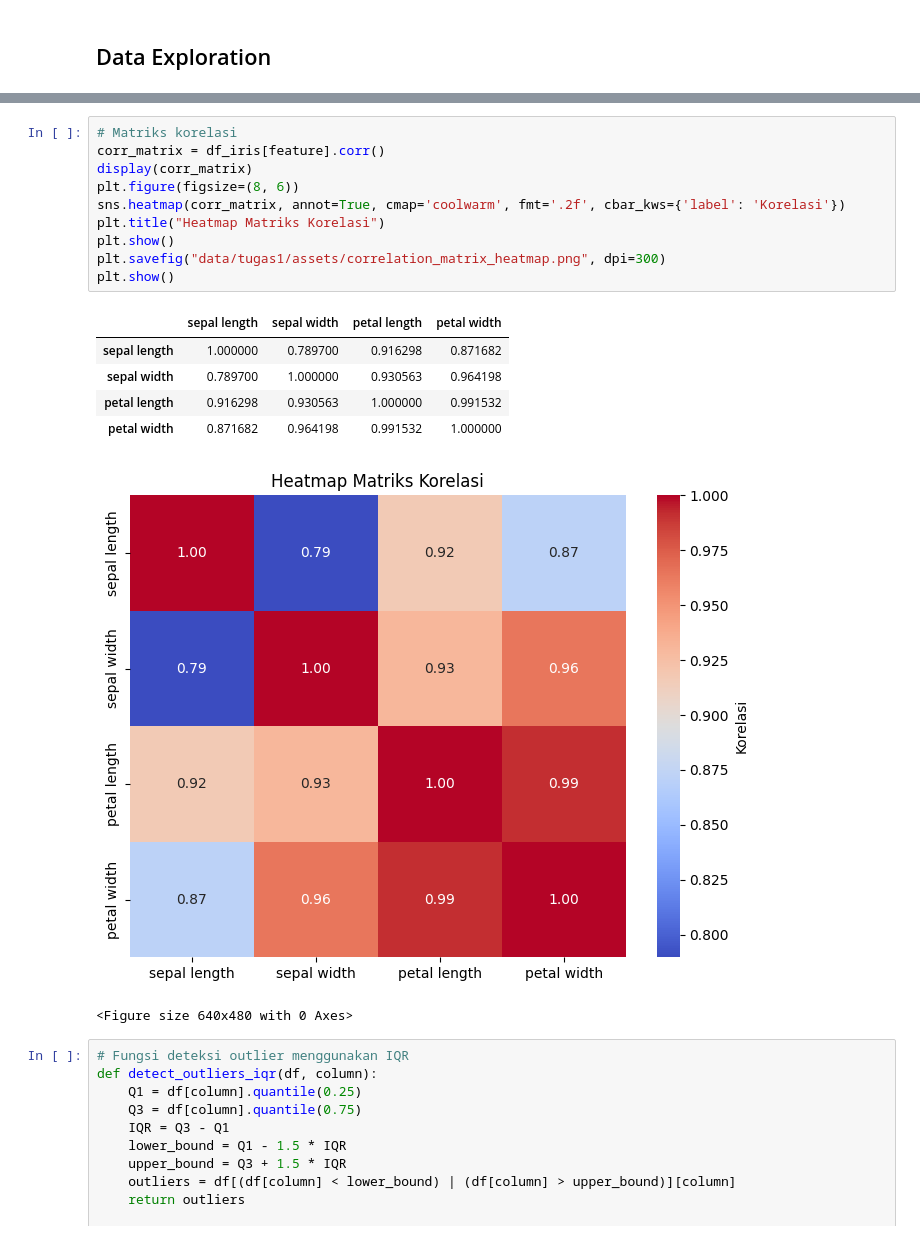
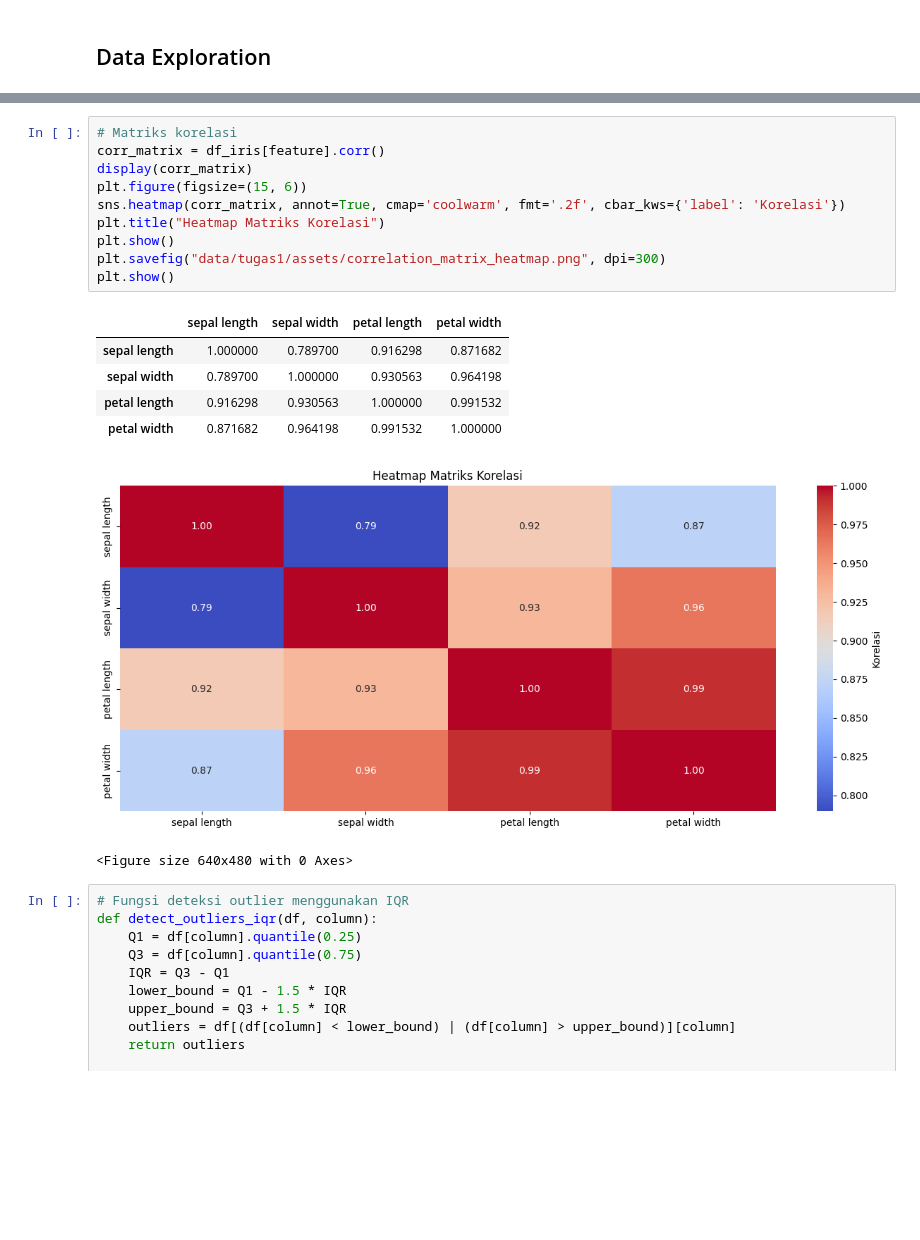
Before and after one commit to rhindottire/Data-Mining, a Jupyter notebook: pendata/Tugas1.ipynb, the cells around one changed output, grey strips where cells are left out. Drawn from its saved outputs; the diff is of its cells as text; blank space fills up the shorter version.

```diff
--- a/pendata/Tugas1.ipynb
+++ b/pendata/Tugas1.ipynb
@@ -369,20 +369,20 @@ plt.show()
 # %%
 # Matriks korelasi
 corr_matrix = df_iris[feature].corr()
 display(corr_matrix)
-plt.figure(figsize=(8, 6))
+plt.figure(figsize=(15, 6))
 sns.heatmap(corr_matrix, annot=True, cmap='coolwarm', fmt='.2f', cbar_kws={'label': 'Korelasi'})
 plt.title("Heatmap Matriks Korelasi")
 plt.show()
 plt.savefig("data/tugas1/assets/correlation_matrix_heatmap.png", dpi=300)
 plt.show()
 # %% [output]
 |  | sepal length | sepal width | petal length | petal width |
 | sepal length | 1.000000 | 0.789700 | 0.916298 | 0.871682 |
 | sepal width | 0.789700 | 1.000000 | 0.930563 | 0.964198 |
 | petal length | 0.916298 | 0.930563 | 1.000000 | 0.991532 |
 | petal width | 0.871682 | 0.964198 | 0.991532 | 1.000000 |
-[figure, old version]
+[figure, new version]
 <Figure size 640x480 with 0 Axes>
 # %%
 # Fungsi deteksi outlier menggunakan IQR
```
Also changed, not shown: parts of 1 cell of this notebook, 4 other files.
